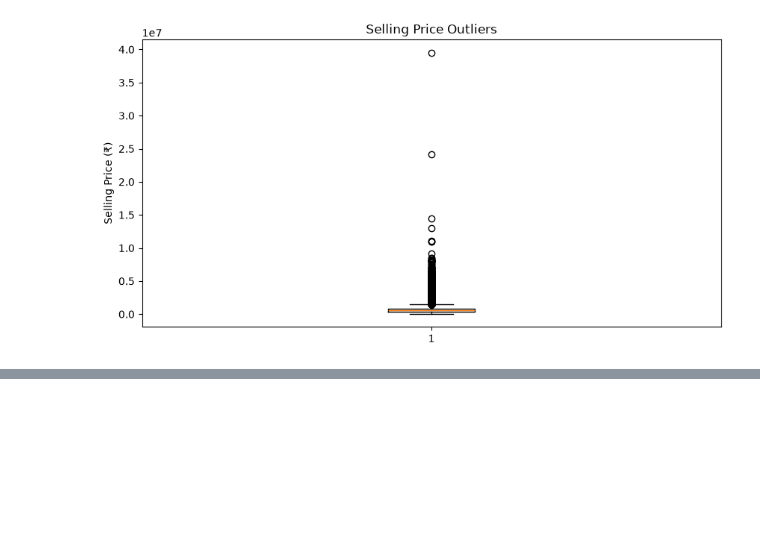
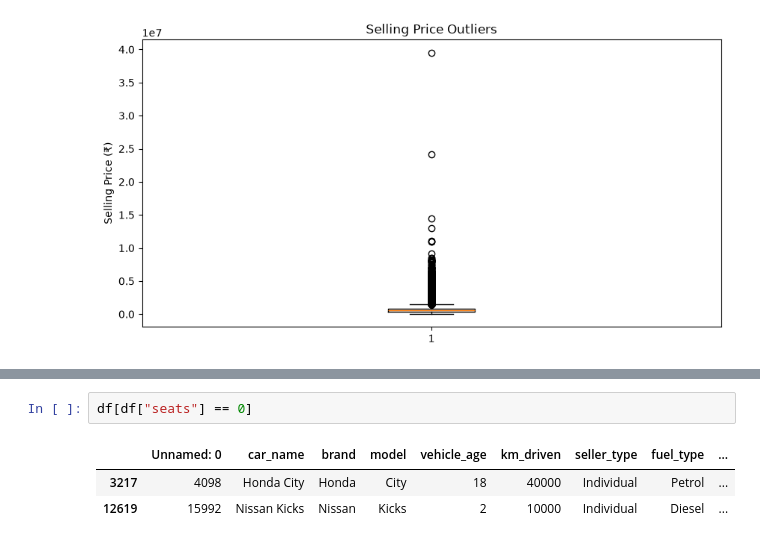
Before and after one commit to Soham-Shirode/used-car-price-prediction, a Jupyter notebook: notebooks/analysis.ipynb, the cells around one changed output, grey strips where cells are left out. Drawn from its saved outputs; the diff is of its cells as text; blank space fills up the shorter version.

```diff
--- a/notebooks/analysis.ipynb
+++ b/notebooks/analysis.ipynb
@@ -325,0 +375,6 @@ df[["vehicle_age", "km_driven", "mileage", "engine", "max_power", "seats", "sell
+# %%
+df[df["seats"] == 0]
+# %% [output]
+|  | Unnamed: 0 | car_name | brand | model | vehicle_age | km_driven | seller_type | fuel_type | ... |
+| 3217 | 4098 | Honda City | Honda | City | 18 | 40000 | Individual | Petrol | ... |
+| 12619 | 15992 | Nissan Kicks | Nissan | Kicks | 2 | 10000 | Individual | Diesel | ... |
```
Also changed, not shown: parts of 49 cells of this notebook.
